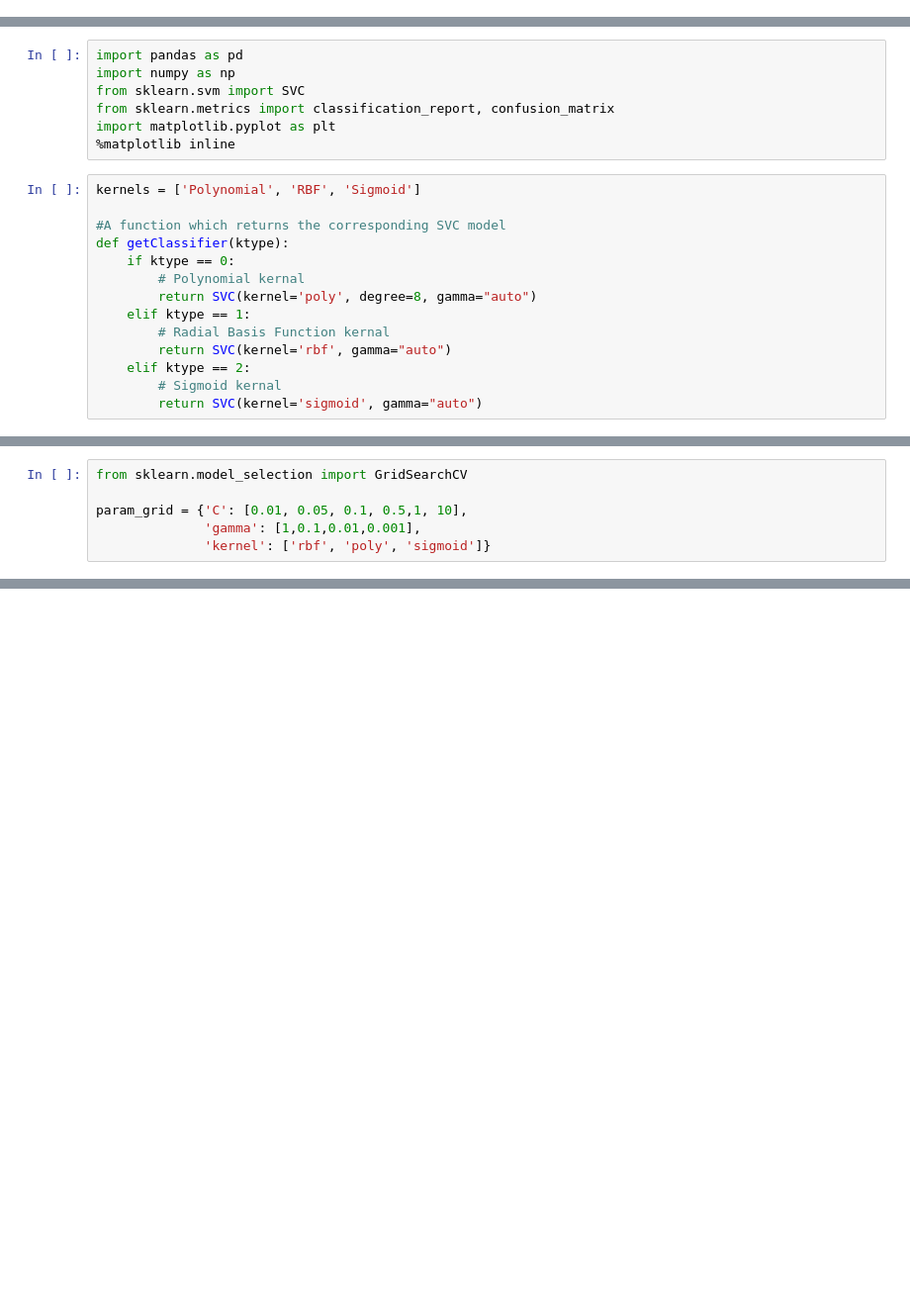
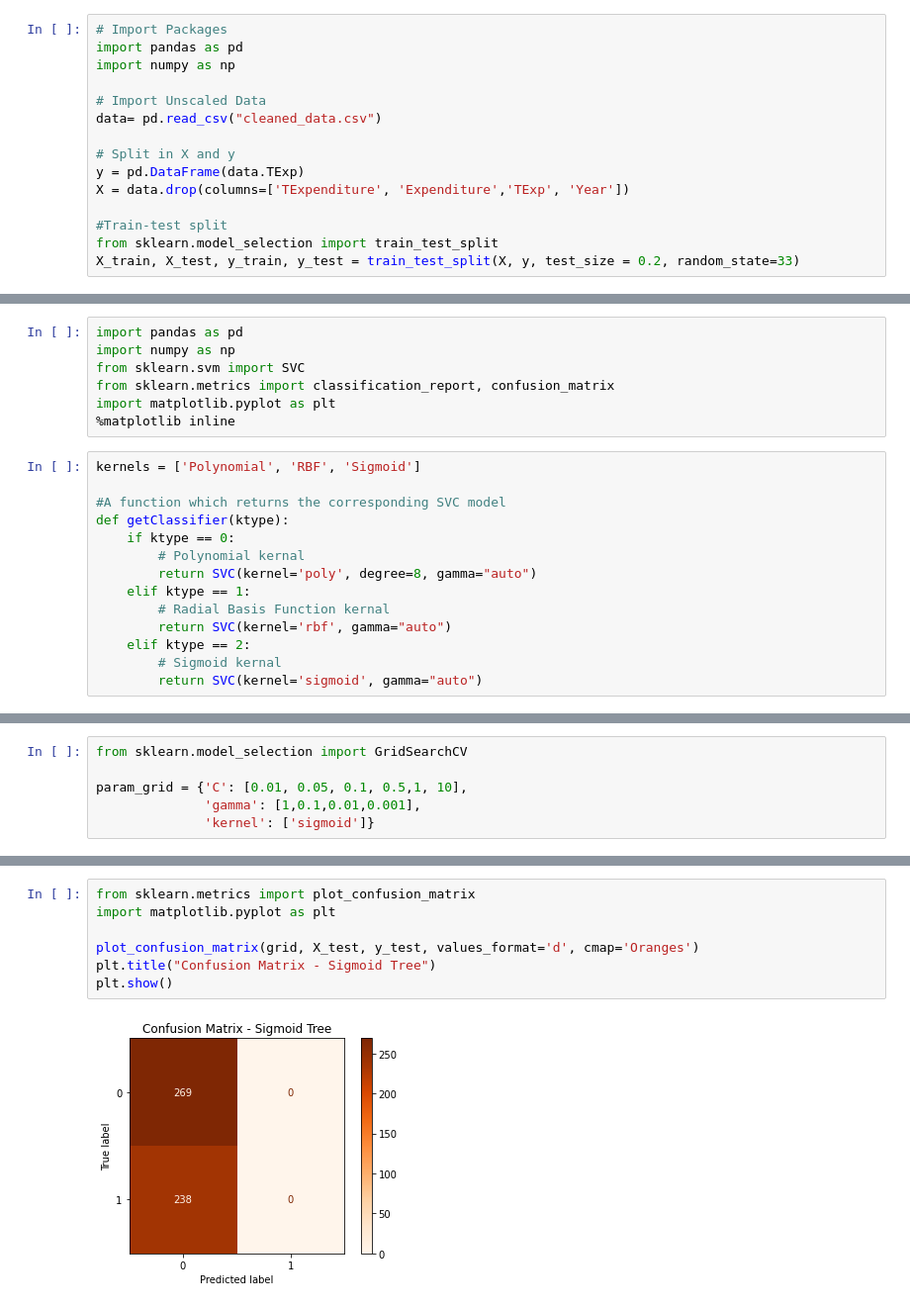
Before and after one commit to crsimmons1/lifeexpectancy, a Jupyter notebook: Classification/SVC.ipynb, the cells around one changed output, grey strips where cells are left out. Shown: that part at 99% size. Cells and saved outputs as stored; diff of their text form; blank space fills up the shorter version.

```diff
--- a/Classification/SVC.ipynb
+++ b/Classification/SVC.ipynb
@@ -32 +12,16 @@ X_test, y_test = test.drop(columns=['TExpenditure', 'Year', 'TExp', 'Status']),
+# %%
+# Import Packages
+import pandas as pd
+import numpy as np
+
+# Import Unscaled Data
+data= pd.read_csv("cleaned_data.csv")
+
+# Split in X and y
+y = pd.DataFrame(data.TExp)
+X = data.drop(columns=['TExpenditure', 'Expenditure','TExp', 'Year'])
+
+#Train-test split
+from sklearn.model_selection import train_test_split
+X_train, X_test, y_train, y_test = train_test_split(X, y, test_size = 0.2, random_state=33)
 # %% [markdown]
@@ -100,7 +85,7 @@ from sklearn.model_selection import GridSearchCV
 
 param_grid = {'C': [0.01, 0.05, 0.1, 0.5,1, 10],
               'gamma': [1,0.1,0.01,0.001],
-              'kernel': ['rbf', 'poly', 'sigmoid']}
+              'kernel': ['sigmoid']}
 # %%
 grid = GridSearchCV(SVC(),param_grid,refit=True,verbose=2)
 grid.fit(X_train,y_train)
@@ -187,2 +206,11 @@ weighted avg       0.59      0.59      0.59       534
+# %%
+from sklearn.metrics import plot_confusion_matrix
+import matplotlib.pyplot as plt
+
+plot_confusion_matrix(grid, X_test, y_test, values_format='d', cmap='Oranges')
+plt.title("Confusion Matrix - Sigmoid Tree")
+plt.show()
+# %% [output]
+[figure, added]
 # %%
 # Precision, Recall, F1-Score
```
Also changed, not shown: parts of 22 cells of this notebook.
